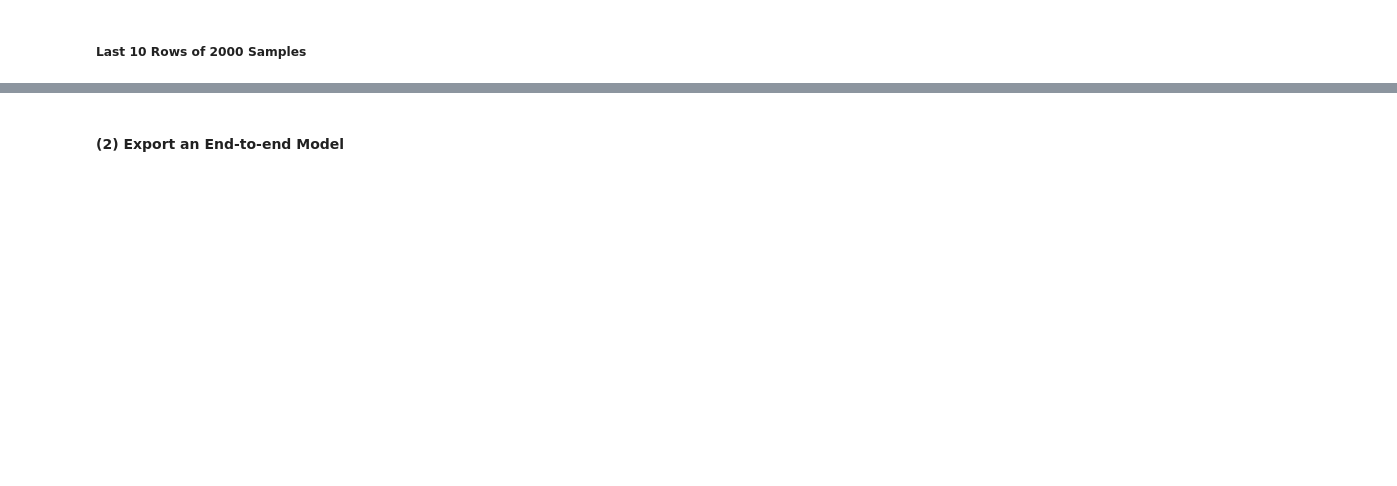
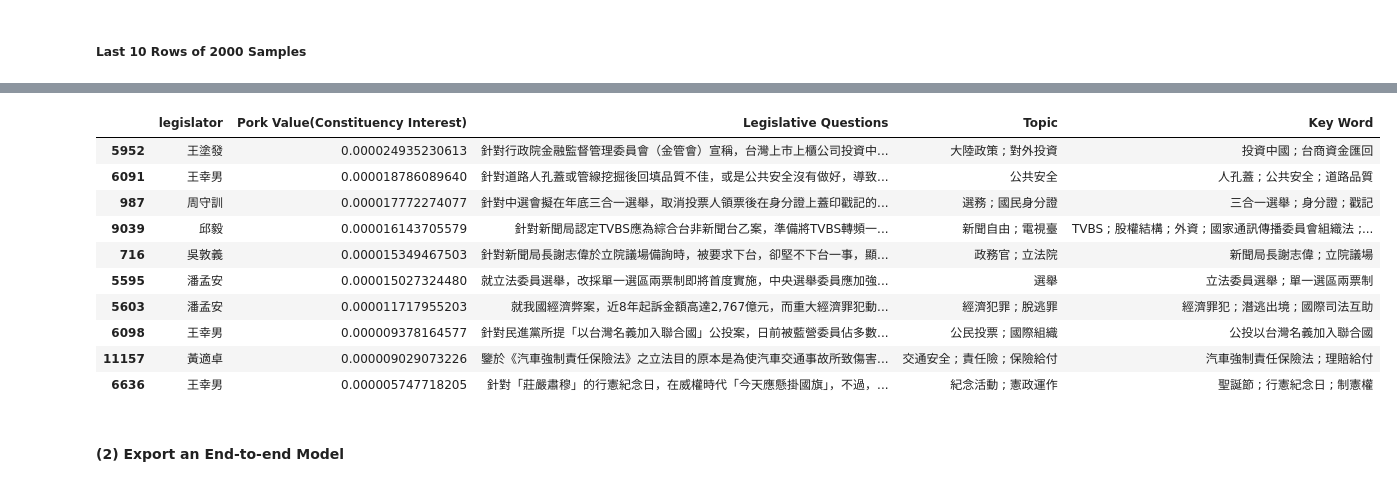
Before and after one commit to davidycliao/PorkCNN, a Jupyter notebook: pork-cnn-classification.ipynb, the cells around one changed output, grey strips where cells are left out. Cells and saved outputs as stored; diff of their text form; code cells hidden in the pictures; blank space fills up the shorter version.

```diff
--- a/pork-cnn-classification.ipynb
+++ b/pork-cnn-classification.ipynb
@@ -478,3 +446,17 @@ pd.DataFrame(
+# %%
+top.tail(10)
+# %% [output]
+|  | legislator | Pork Value(Constituency Interest) | Legislative Questions | Topic | Key Word |
+| 5952 | 王塗發 | 0.000024935230613 | 針對行政院金融監督管理委員會（金管會）宣稱，台灣上市上櫃公司投資中... | 大陸政策 ; 對外投資 | 投資中國 ; 台商資金匯回 |
+| 6091 | 王幸男 | 0.000018786089640 | 針對道路人孔蓋或管線挖掘後回填品質不佳，或是公共安全沒有做好，導致... | 公共安全 | 人孔蓋 ; 公共安全 ; 道路品質 |
+| 987 | 周守訓 | 0.000017772274077 | 針對中選會擬在年底三合一選舉，取消投票人領票後在身分證上蓋印戳記的... | 選務 ; 國民身分證 | 三合一選舉 ; 身分證 ; 戳記 |
+| 9039 | 邱毅 | 0.000016143705579 | 針對新聞局認定TVBS應為綜合台非新聞台乙案，準備將TVBS轉頻一... | 新聞自由 ; 電視臺 | TVBS ; 股權結構 ; 外資 ; 國家通訊傳播委員會組織法 ;... |
+| 716 | 吳敦義 | 0.000015349467503 | 針對新聞局長謝志偉於立院議場備詢時，被要求下台，卻堅不下台一事，顯... | 政務官 ; 立法院 | 新聞局長謝志偉 ; 立院議場 |
+| 5595 | 潘孟安 | 0.000015027324480 | 就立法委員選舉，改採單一選區兩票制即將首度實施，中央選舉委員應加強... | 選舉 | 立法委員選舉 ; 單一選區兩票制 |
+| 5603 | 潘孟安 | 0.000011717955203 | 就我國經濟弊案，近8年起訴金額高達2,767億元，而重大經濟罪犯動... | 經濟犯罪 ; 脫逃罪 | 經濟罪犯 ; 潛逃出境 ; 國際司法互助 |
+| 6098 | 王幸男 | 0.000009378164577 | 針對民進黨所提「以台灣名義加入聯合國」公投案，日前被藍營委員佔多數... | 公民投票 ; 國際組織 | 公投以台灣名義加入聯合國 |
+| 11157 | 黃適卓 | 0.000009029073226 | 鑒於《汽車強制責任保險法》之立法目的原本是為使汽車交通事故所致傷害... | 交通安全 ; 責任險 ; 保險給付 | 汽車強制責任保險法 ; 理賠給付 |
+| 6636 | 王幸男 | 0.000005747718205 | 針對「莊嚴肅穆」的行憲紀念日，在威權時代「今天應懸掛國旗」，不過，... | 紀念活動 ; 憲政運作 | 聖誕節 ; 行憲紀念日 ; 制憲權 |
 # %% [markdown]
 #### (2) Export an End-to-end Model
 # %%
```
Also changed, not shown: parts of 15 cells of this notebook, 12 other files.
